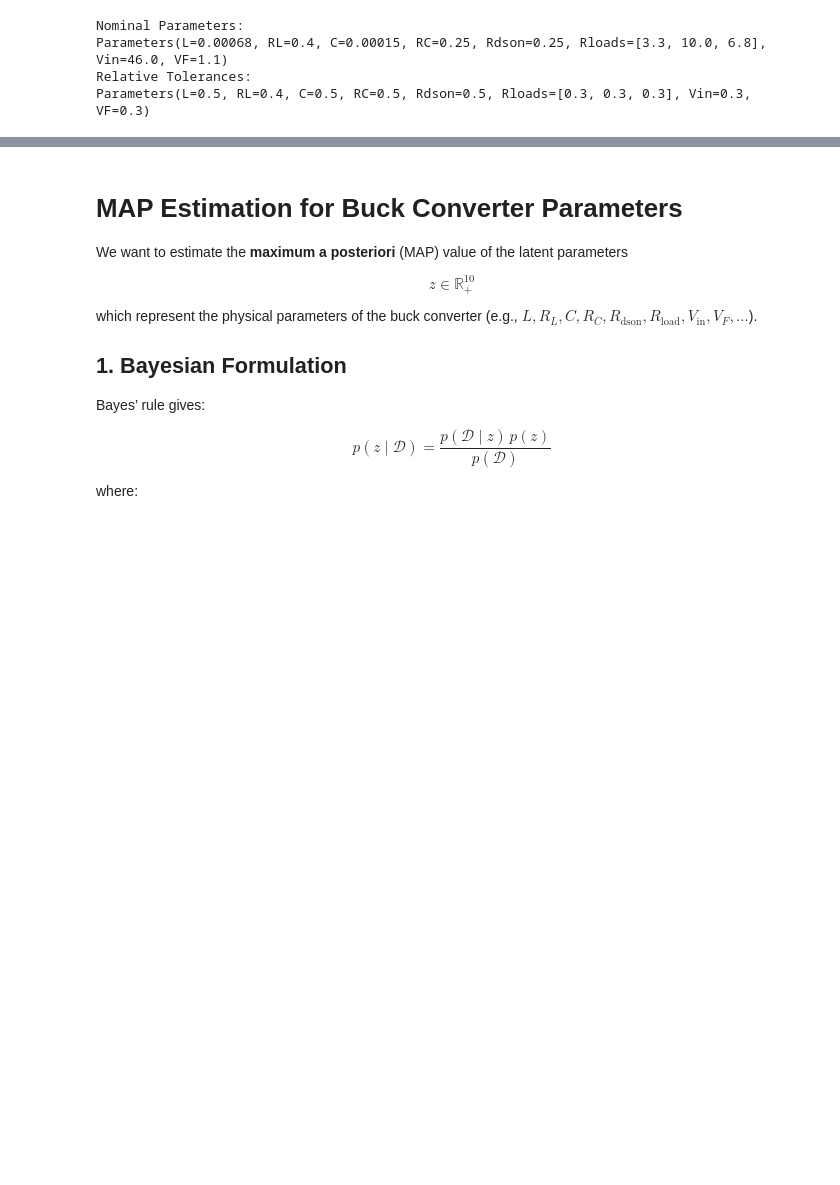
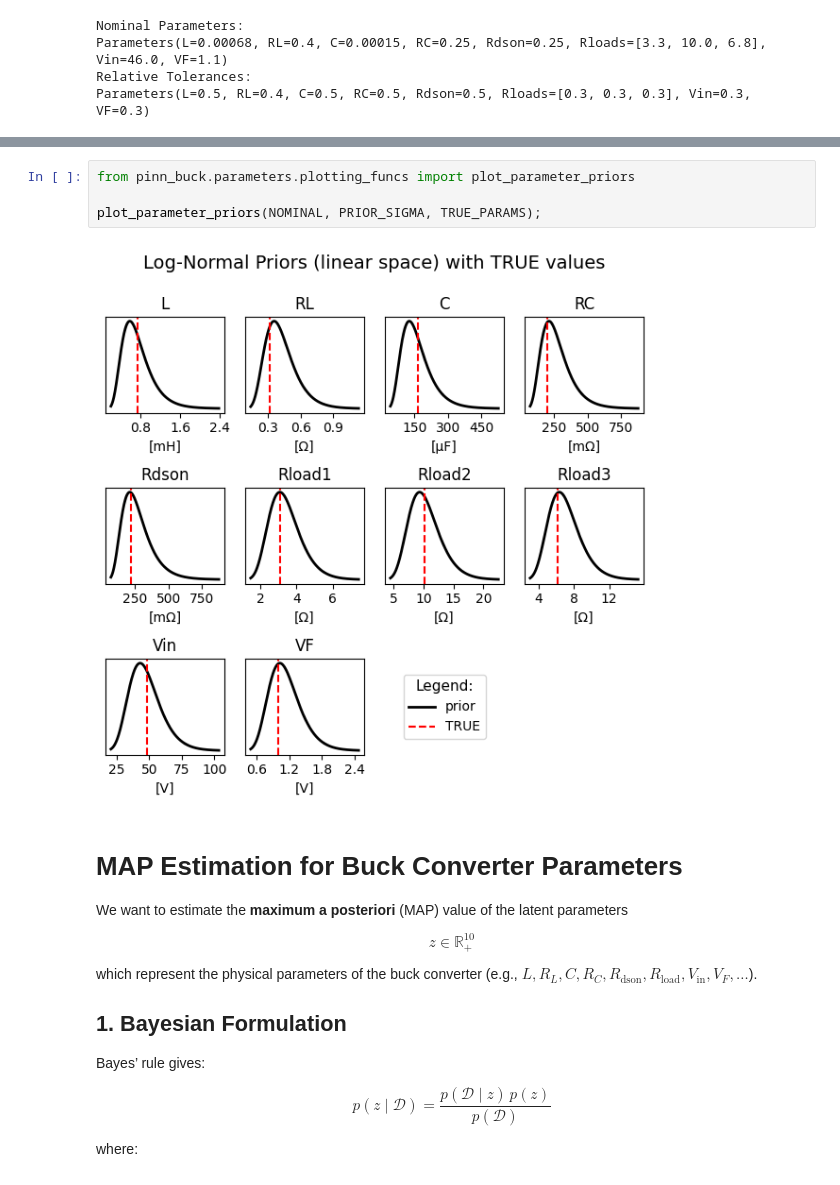
Before and after one commit to jtom95/pinn_buck_converter, a Jupyter notebook: NOTEBOOKS/02_fit_posterior_with_residuals.ipynb, the cells around one changed output, grey strips where cells are left out. Saved outputs shown, nothing was run; the diff lists cells and outputs as text; blank space fills up the shorter version.

```diff
--- a/NOTEBOOKS/02_fit_posterior_with_residuals.ipynb
+++ b/NOTEBOOKS/02_fit_posterior_with_residuals.ipynb
@@ -185,3 +141,9 @@ fig.subplots_adjust(top=0.93);
+# %%
+from pinn_buck.parameters.plotting_funcs import plot_parameter_priors
+
+plot_parameter_priors(NOMINAL, PRIOR_SIGMA, TRUE_PARAMS);
+# %% [output]
+[figure, added]
 # %% [markdown]
 # MAP Estimation for Buck Converter Parameters
 We want to estimate the **maximum a posteriori** (MAP) value of the latent parameters
```
Also changed, not shown: parts of 7 cells of this notebook, 29 other files.
